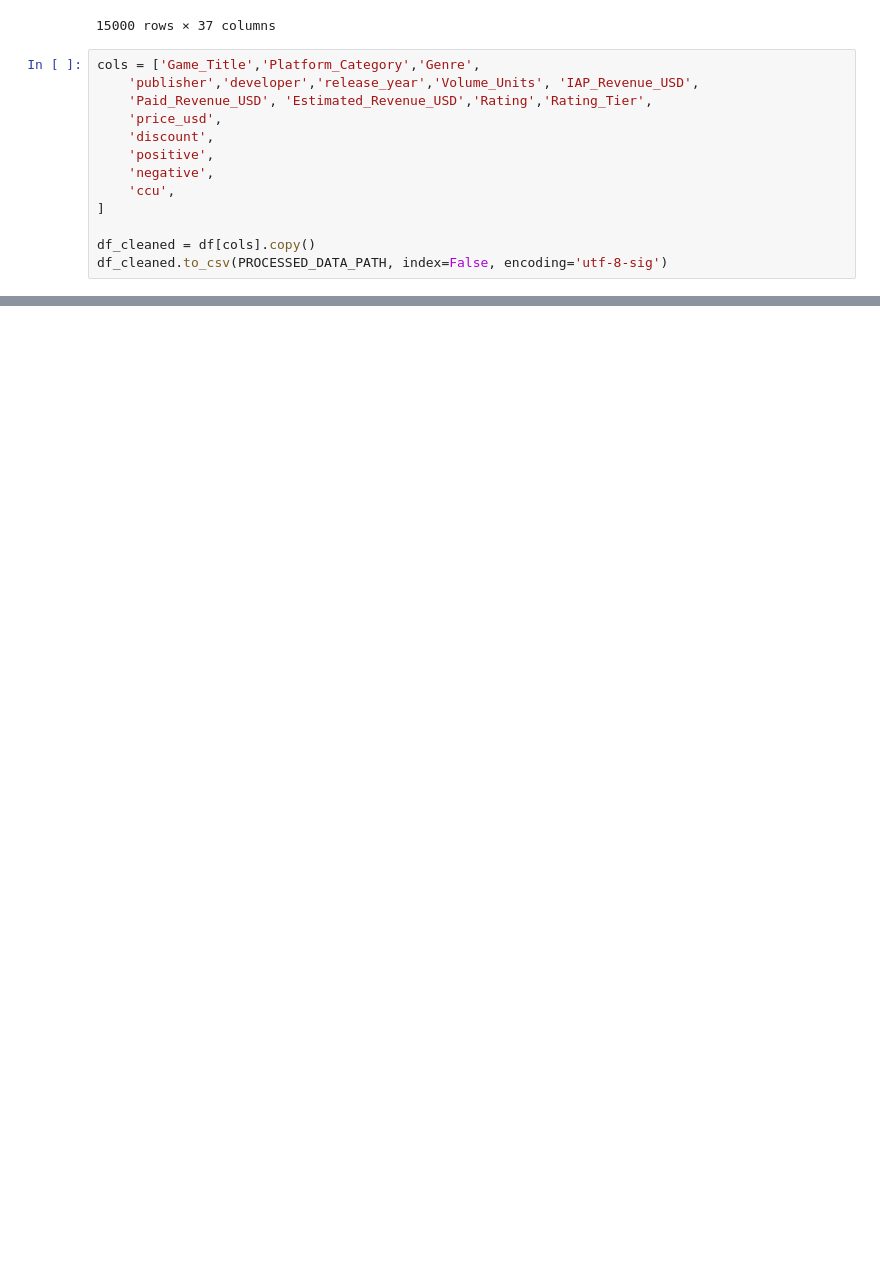
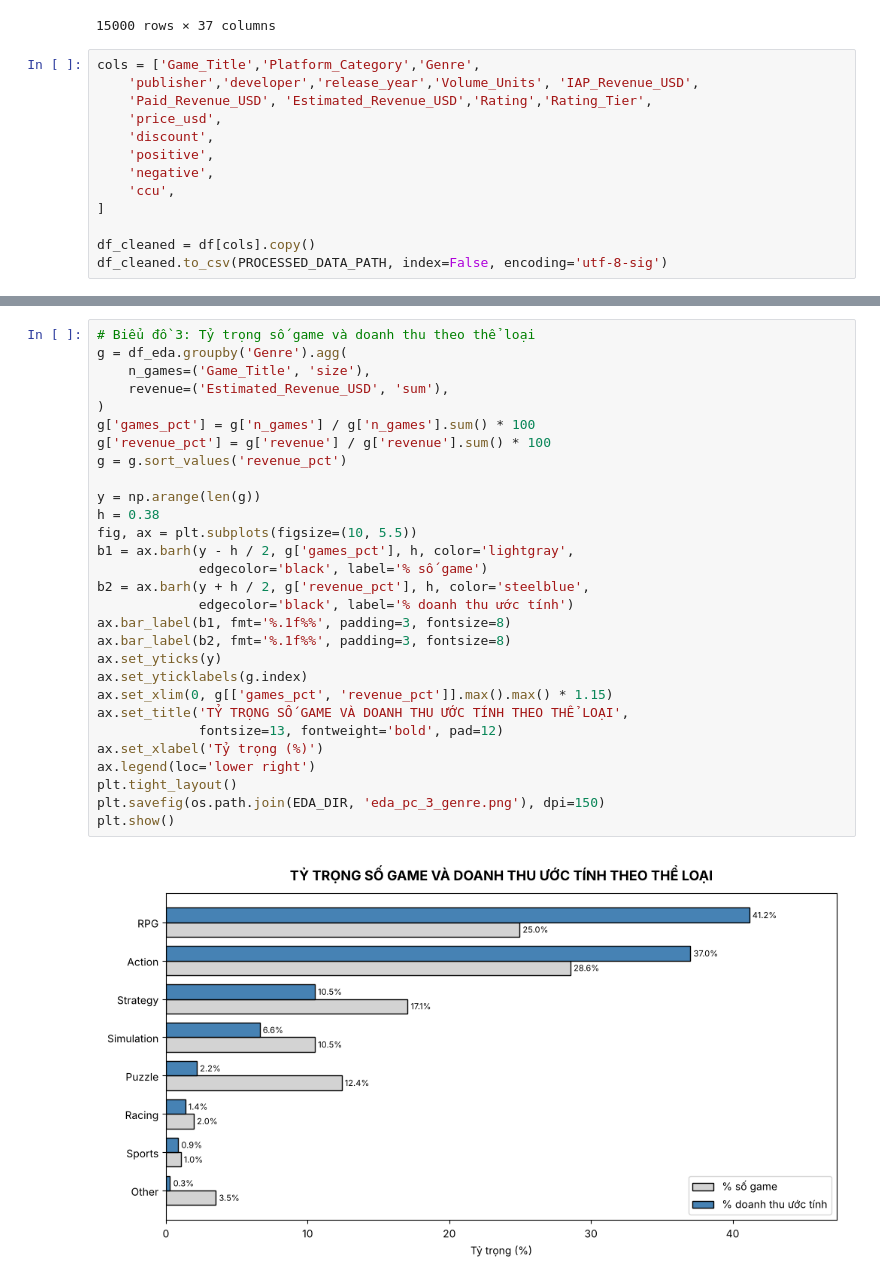
Before and after one commit to hoangle040706/Gaming-Market-Industry-Analytics, a Jupyter notebook: notebooks/etl/01_etl_pc.ipynb, the cells around one changed output, grey strips where cells are left out. Cells and saved outputs as stored; diff of their text form; blank space fills up the shorter version.

```diff
--- a/notebooks/etl/01_etl_pc.ipynb
+++ b/notebooks/etl/01_etl_pc.ipynb
@@ -287,0 +376,31 @@ df_cleaned.to_csv(PROCESSED_DATA_PATH, index=False, encoding='utf-8-sig')
+# %%
+# Biểu đồ 3: Tỷ trọng số game và doanh thu theo thể loại
+g = df_eda.groupby('Genre').agg(
+    n_games=('Game_Title', 'size'),
+    revenue=('Estimated_Revenue_USD', 'sum'),
+)
+g['games_pct'] = g['n_games'] / g['n_games'].sum() * 100
+g['revenue_pct'] = g['revenue'] / g['revenue'].sum() * 100
+g = g.sort_values('revenue_pct')
+
+y = np.arange(len(g))
+h = 0.38
+fig, ax = plt.subplots(figsize=(10, 5.5))
+b1 = ax.barh(y - h / 2, g['games_pct'], h, color='lightgray',
+             edgecolor='black', label='% số game')
+b2 = ax.barh(y + h / 2, g['revenue_pct'], h, color='steelblue',
+             edgecolor='black', label='% doanh thu ước tính')
+ax.bar_label(b1, fmt='%.1f%%', padding=3, fontsize=8)
+ax.bar_label(b2, fmt='%.1f%%', padding=3, fontsize=8)
+ax.set_yticks(y)
+ax.set_yticklabels(g.index)
+ax.set_xlim(0, g[['games_pct', 'revenue_pct']].max().max() * 1.15)
+ax.set_title('TỶ TRỌNG SỐ GAME VÀ DOANH THU ƯỚC TÍNH THEO THỂ LOẠI',
+             fontsize=13, fontweight='bold', pad=12)
+ax.set_xlabel('Tỷ trọng (%)')
+ax.legend(loc='lower right')
+plt.tight_layout()
+plt.savefig(os.path.join(EDA_DIR, 'eda_pc_3_genre.png'), dpi=150)
+plt.show()
+# %% [output]
+[figure, added]
```
Also changed, not shown: parts of 4 cells of this notebook.
